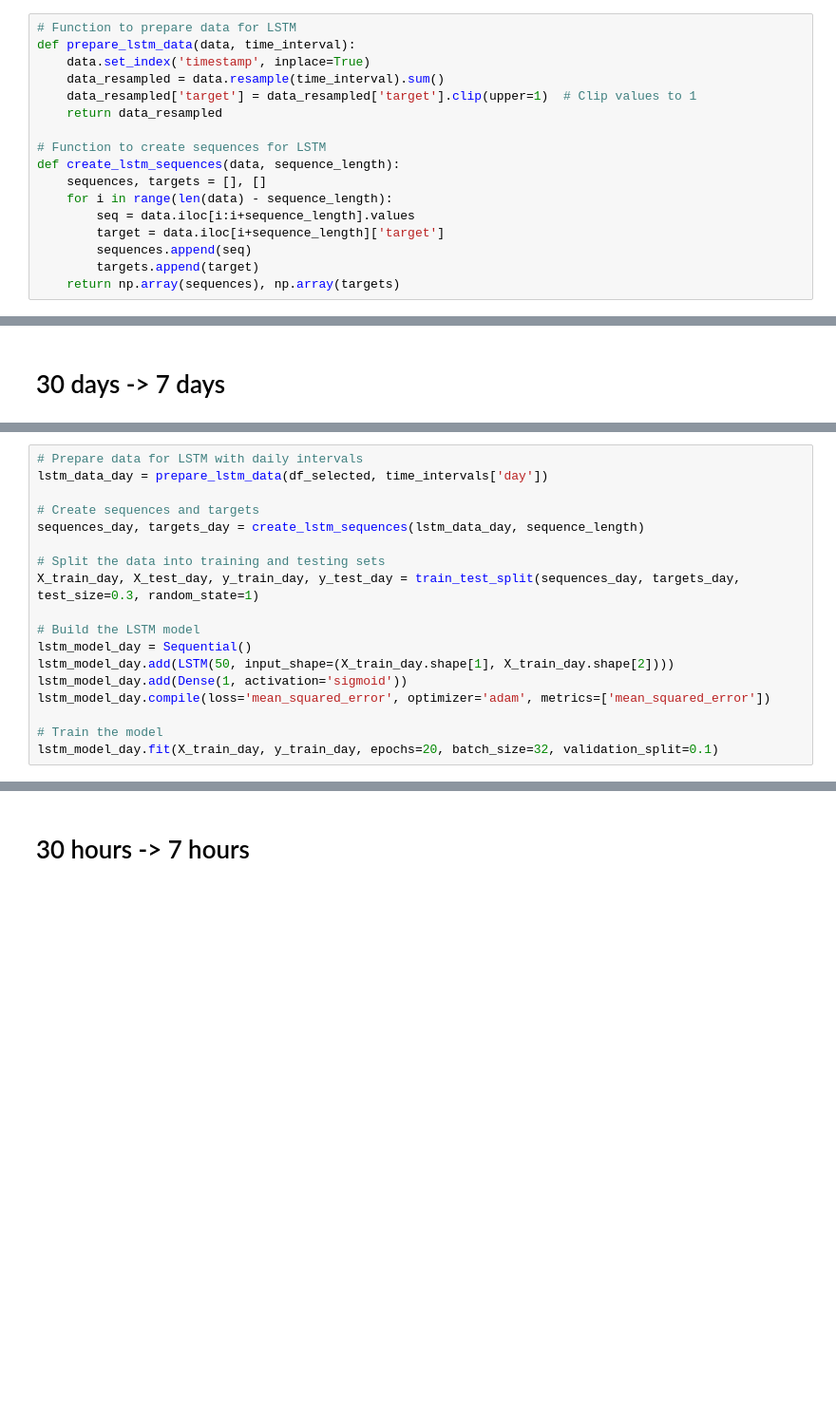
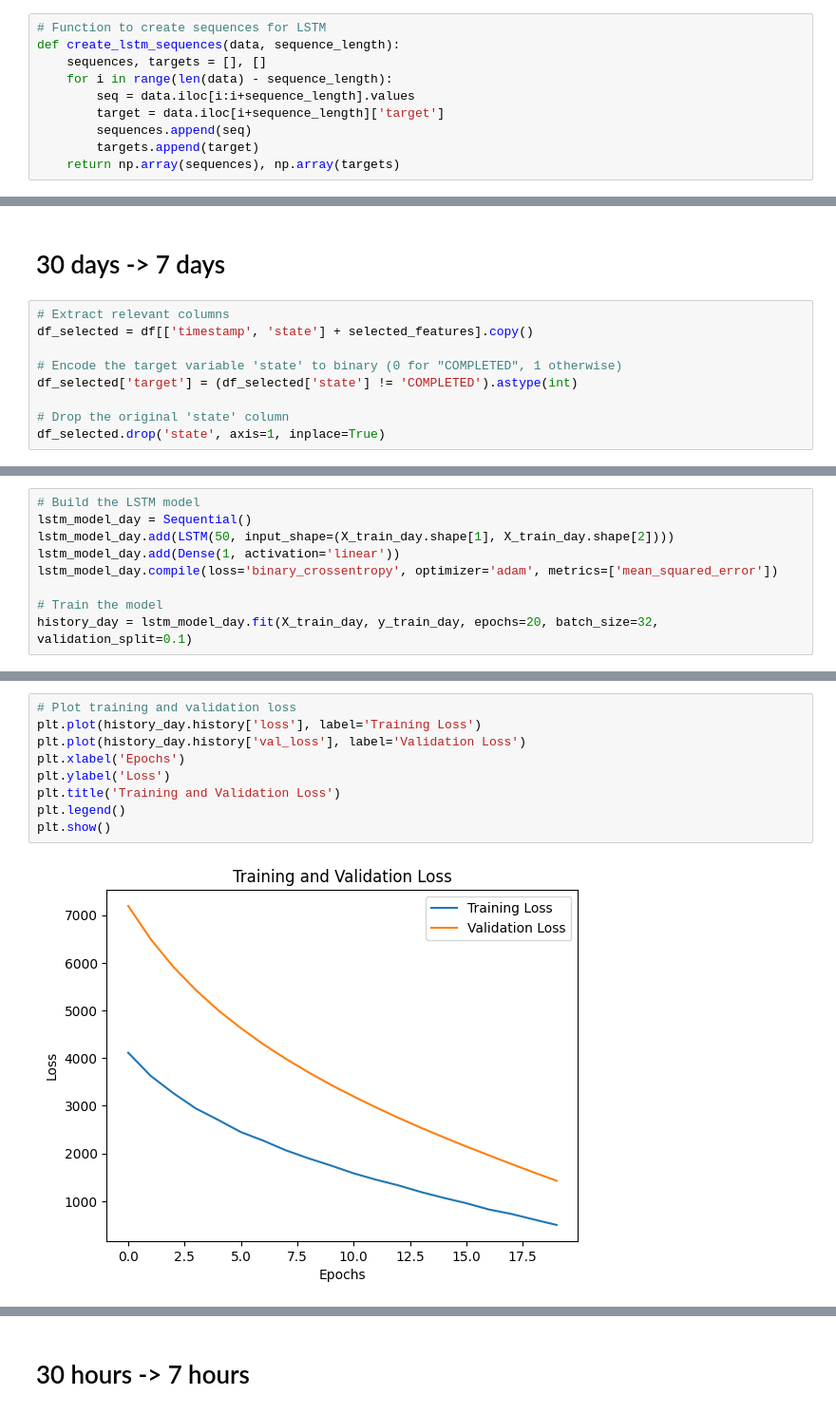
Before and after one commit to yyzangg/honours-programme-project, a Jupyter notebook: LSTM.ipynb, the cells around one changed output, grey strips where cells are left out. Shown at 95% size. Drawn from its saved outputs; the diff is of its cells as text; blank space fills up the shorter version.

Commit message:
LSTM modified

```diff
--- a/LSTM.ipynb
+++ b/LSTM.ipynb
@@ -69,11 +70,4 @@ early_stopping = EarlyStopping(monitor='val_loss', patience=3, restore_best_weig
 # %%
-# Function to prepare data for LSTM
-def prepare_lstm_data(data, time_interval):
-    data.set_index('timestamp', inplace=True)
-    data_resampled = data.resample(time_interval).sum()
-    data_resampled['target'] = data_resampled['target'].clip(upper=1)  # Clip values to 1
-    return data_resampled
-
 # Function to create sequences for LSTM
 def create_lstm_sequences(data, sequence_length):
     sequences, targets = [], []
@@ -100,3 +94,12 @@ def predict_future_failures(model, input_data, sequence_length, prediction_steps
     return predictions
 # %% [markdown]
 # 30 days -> 7 days
+# %%
+# Extract relevant columns
+df_selected = df[['timestamp', 'state'] + selected_features].copy()
+
+# Encode the target variable 'state' to binary (0 for "COMPLETED", 1 otherwise)
+df_selected['target'] = (df_selected['state'] != 'COMPLETED').astype(int)
+
+# Drop the original 'state' column
+df_selected.drop('state', axis=1, inplace=True)
@@ -103,20 +115,11 @@ def predict_future_failures(model, input_data, sequence_length, prediction_steps
 # %%
-# Prepare data for LSTM with daily intervals
-lstm_data_day = prepare_lstm_data(df_selected, time_intervals['day'])
-
-# Create sequences and targets
-sequences_day, targets_day = create_lstm_sequences(lstm_data_day, sequence_length)
-
-# Split the data into training and testing sets
-X_train_day, X_test_day, y_train_day, y_test_day = train_test_split(sequences_day, targets_day, test_size=0.3, random_state=1)
-
 # Build the LSTM model
 lstm_model_day = Sequential()
 lstm_model_day.add(LSTM(50, input_shape=(X_train_day.shape[1], X_train_day.shape[2])))
-lstm_model_day.add(Dense(1, activation='sigmoid'))
-lstm_model_day.compile(loss='mean_squared_error', optimizer='adam', metrics=['mean_squared_error'])
+lstm_model_day.add(Dense(1, activation='linear'))
+lstm_model_day.compile(loss='binary_crossentropy', optimizer='adam', metrics=['mean_squared_error'])
 
 # Train the model
-lstm_model_day.fit(X_train_day, y_train_day, epochs=20, batch_size=32, validation_split=0.1)
+history_day = lstm_model_day.fit(X_train_day, y_train_day, epochs=20, batch_size=32, validation_split=0.1)
 # %% [output]
 Epoch 1/20
@@ -177,0 +195,11 @@ Mean Squared Error for Predictions: 0.1080
+# %%
+# Plot training and validation loss
+plt.plot(history_day.history['loss'], label='Training Loss')
+plt.plot(history_day.history['val_loss'], label='Validation Loss')
+plt.xlabel('Epochs')
+plt.ylabel('Loss')
+plt.title('Training and Validation Loss')
+plt.legend()
+plt.show()
+# %% [output]
+[figure, added]
```
Also changed, not shown: parts of 23 cells of this notebook, 3 other files.
